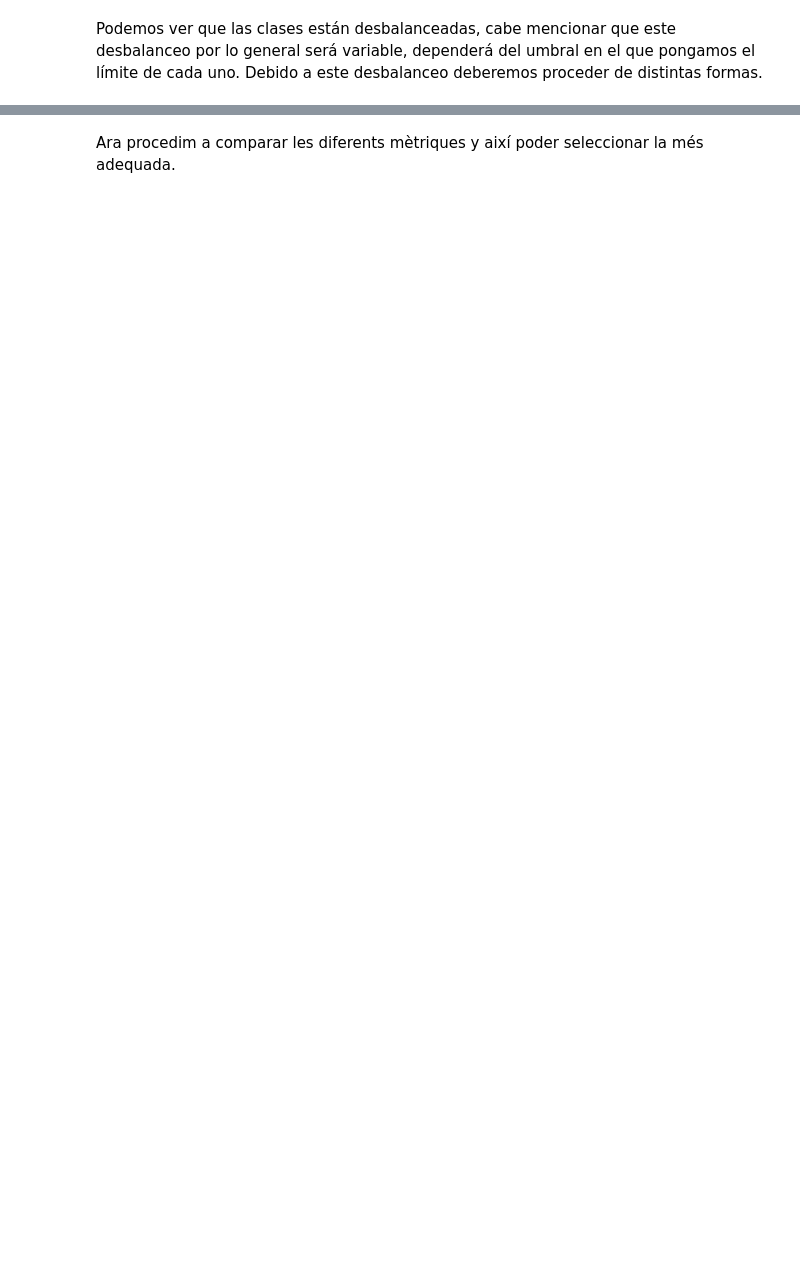
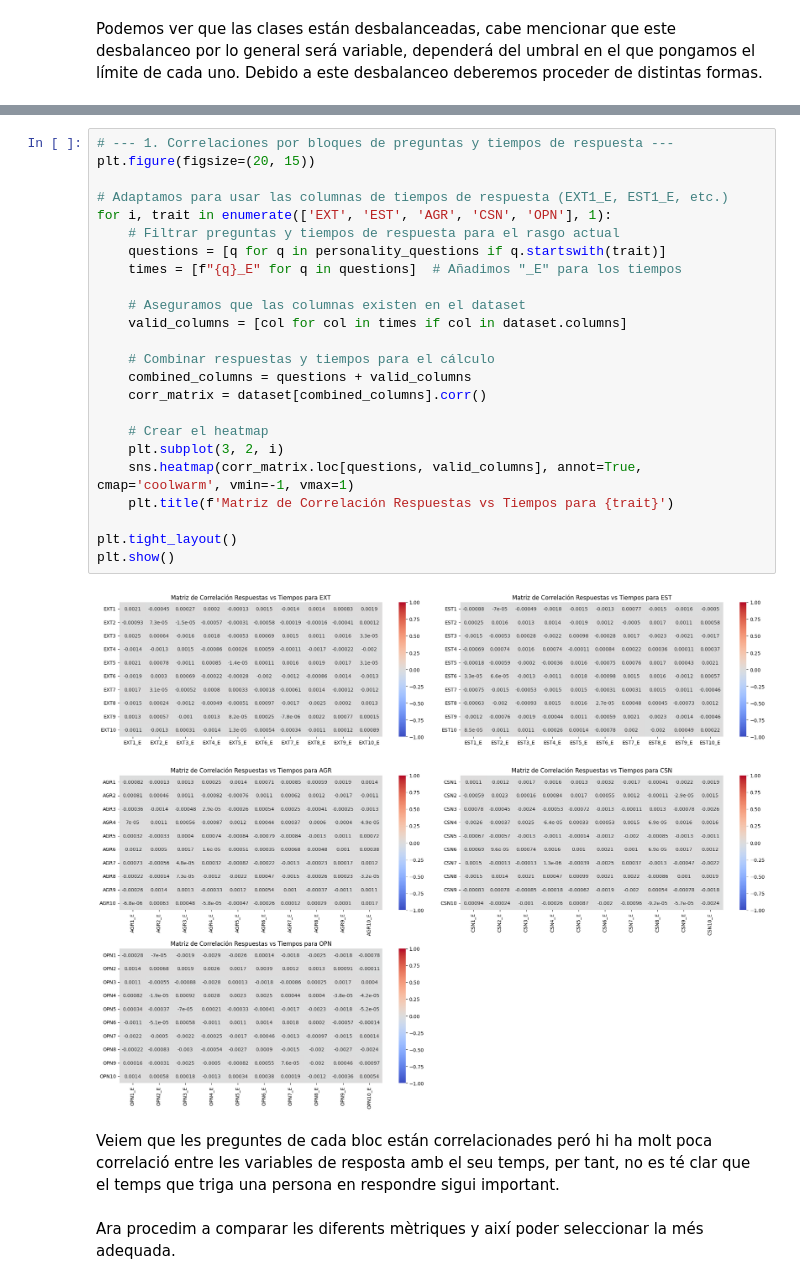
Before and after one commit to adrianpgal10/OCEAN_dataset, a Jupyter notebook: Kaggle.ipynb, the cells around one changed output, grey strips where cells are left out. Drawn from its saved outputs; the diff is of its cells as text; blank space fills up the shorter version.

```diff
--- a/Kaggle.ipynb
+++ b/Kaggle.ipynb
@@ -547,2 +553,30 @@ Podemos ver que las clases están desbalanceadas, cabe mencionar que este desbal
+# %%
+# --- 1. Correlaciones por bloques de preguntas y tiempos de respuesta ---
+plt.figure(figsize=(20, 15))
+
+# Adaptamos para usar las columnas de tiempos de respuesta (EXT1_E, EST1_E, etc.)
+for i, trait in enumerate(['EXT', 'EST', 'AGR', 'CSN', 'OPN'], 1):
+    # Filtrar preguntas y tiempos de respuesta para el rasgo actual
+    questions = [q for q in personality_questions if q.startswith(trait)]
+    times = [f"{q}_E" for q in questions]  # Añadimos "_E" para los tiempos
+
+    # Aseguramos que las columnas existen en el dataset
+    valid_columns = [col for col in times if col in dataset.columns]
+
+    # Combinar respuestas y tiempos para el cálculo
+    combined_columns = questions + valid_columns
+    corr_matrix = dataset[combined_columns].corr()
+
+    # Crear el heatmap
+    plt.subplot(3, 2, i)
+    sns.heatmap(corr_matrix.loc[questions, valid_columns], annot=True, cmap='coolwarm', vmin=-1, vmax=1)
+    plt.title(f'Matriz de Correlación Respuestas vs Tiempos para {trait}')
+
+plt.tight_layout()
+plt.show()
+# %% [output]
+[figure, added]
+# %% [markdown]
+Veiem que les preguntes de cada bloc están correlacionades peró hi ha molt poca correlació entre les variables de resposta amb el seu temps, per tant, no es té clar que el temps que triga una persona en respondre sigui important.
 # %% [markdown]
 Ara procedim a comparar les diferents mètriques y així poder seleccionar la més adequada.
```
Also changed, not shown: parts of 33 cells of this notebook.
